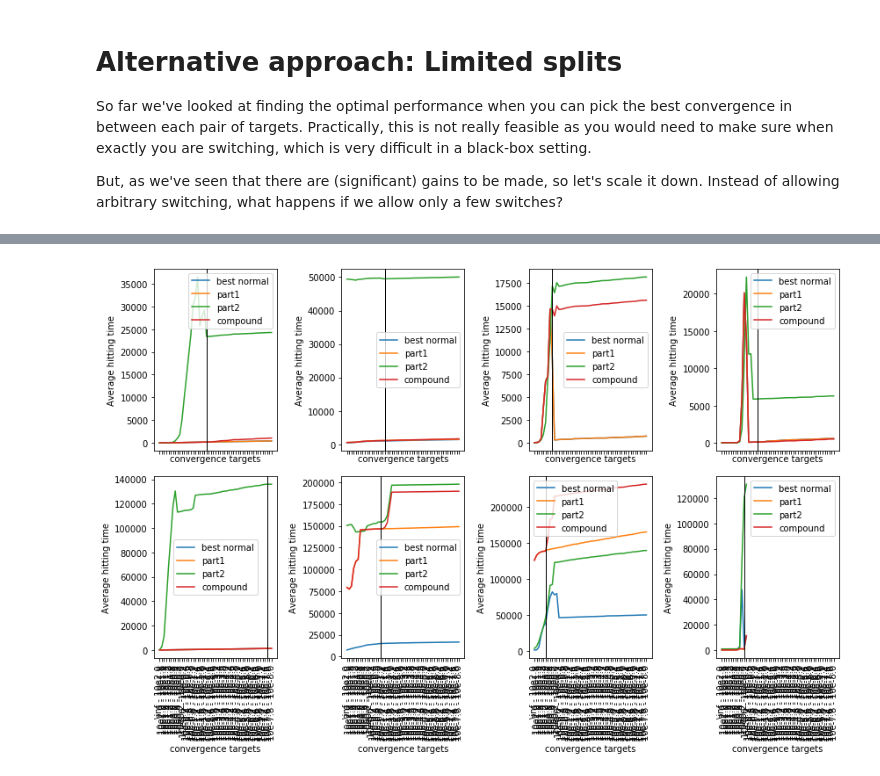
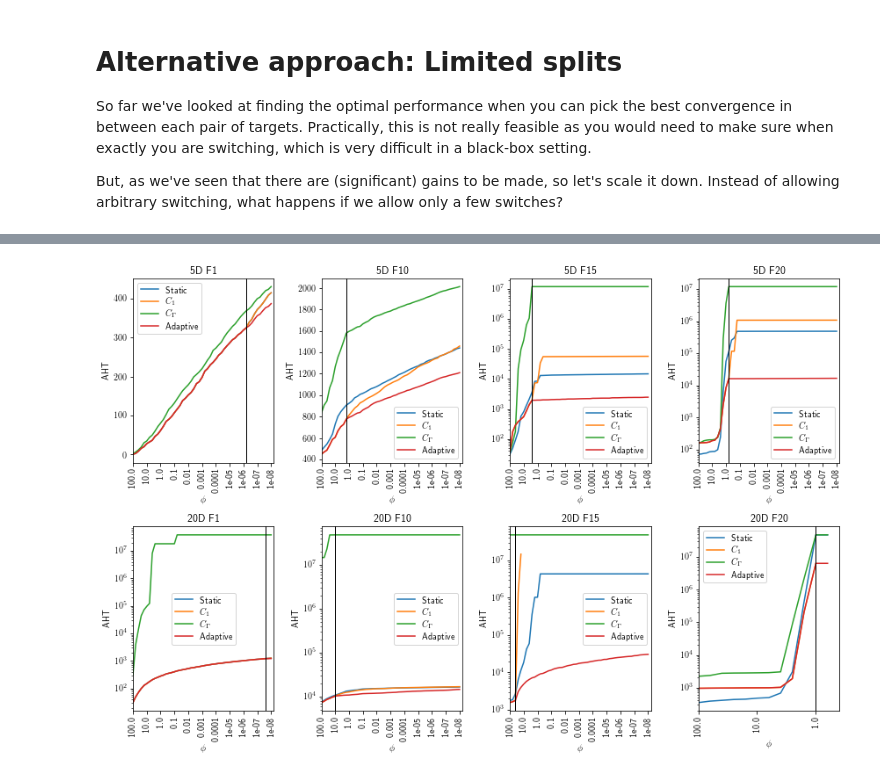
Before and after one commit to sjvrijn/adaptive-ES-configs, a Jupyter notebook: analysis.ipynb, the cells around one changed output, grey strips where cells are left out. Cells and saved outputs as stored; diff of their text form; code cells hidden in the pictures.

```diff
--- a/analysis.ipynb
+++ b/analysis.ipynb
@@ -290,7 +285,8 @@ fig, axes = plt.subplots(ncols=4, nrows=2, figsize=(12,8), sharex=True, sharey=T
 
 for exp, ax in zip(product(ndims, fids), axes.flatten()):
     ndim, fid = exp
-    df_means = aggregateByMean(absolutetodifferences(full_data[(ndim, fid)]))
+#     df_means = aggregateByMean(absolutetodifferences(full_data[(ndim, fid)]))
+    df_means = absolutetodifferences(full_data[(ndim, fid)])
     subset = makecleaninverses(selectSmallestPerColumn(df_means, columns), columns)
     plotOnAxis(subset, columns, ax, title='{}D F{}'.format(ndim, fid), legend=False)
     ax.set_yscale('log')
@@ -374,11 +370,11 @@ print(calcresults())
 # %%
-file_name = 'steepness_data_{ndim}D-f{fid}.csv'  # Using different files
+file_name = 'stepwise_ERT_data_{ndim}D-f{fid}.csv'  # Using different files
 old_full_data = full_data
-full_data = full_data = {(ndim, fid): get_data(ndim=ndim, fid=fid) for ndim, fid in product(ndims, fids)}
+full_data = {(ndim, fid): get_data(ndim=ndim, fid=fid) for ndim, fid in product(ndims, fids)}
 
-print(calcresults())
+print(calcresults(full_data))
 
-file_name = 'interpolated_ART_data_{ndim}D-f{fid}.csv'  # resetting the variable...
+file_name = 'ERT_data_{ndim}D-f{fid}.csv'  # resetting the variable...
 full_data = old_full_data
 # %% [output]
    ndim  fid   Target  Empirical best  Adaptive best  Relative improvement
@@ -452,6 +445,8 @@ def calculatesplitbasedoverview(cases, *, aggregation='mean'):
     results = pd.DataFrame.from_records(records, columns=labels)
     return results
 # %%
-mean_split_overview = calculatesplitbasedoverview(product(ndims, fids))
-print(mean_split_overview)
+# mean_split_overview = calculatesplitbasedoverview(product(ndims, fids))
+# print(mean_split_overview)
+split_overview = calculatesplitbasedoverview(full_data, product(ndims, fids))
+print(split_overview)
 # %% [output]
@@ -491,43 +498,59 @@ The plots currently only give an indication of what we would like to see. Until
 
 For now, the results are not what we would expect, as the red line (compound) should always result in reaching the furthest target with the lowest hitting time. The reason for this, is that these results are (for now) plotted using the mean-aggregated hitting time data, which has the problem that monotonicity is not maintained, while the **calculations** are done on the differences. This still has to be changed.
 # %%
-fig, axes = plt.subplots(ncols=4, nrows=2, figsize=(12,8), sharex=True)
-
-cases = list(zip(product(ndims, fids), axes.flatten()))
-
-for idx, row in mean_split_overview.iterrows():
-
-    exp, ax = cases[idx]
-
-    ndim, fid = exp
-    df = aggregateByMean(full_data[(ndim, fid)])
-
-    for column in ['best normal index', 'part1 index', 'part2 index']:
+def plotCompoundOnAxis(df, row, ax, *, title='', log=False):
+    for column in ['Static index', '$C_1$ index', '$C_{\\Gamma}$ index']:
         orig_idx = int(row.loc[column])
         ax.plot(df.iloc[orig_idx][columns].values, '-', label=column[:-6])
 
     split_idx = columns.index(row.loc['split'])
-    part1 = df.iloc[row.loc['part1 index']][columns[:split_idx]].values
-    part2 = df.iloc[row.loc['part2 index']][columns[split_idx:]].values
-    part2 = (part2 - part2[0]) + part1[-1]
-    compound = np.concatenate((part1, part2))
-    ax.plot(compound, '-', label='compound')
+    idx1 = row.loc['$C_1$ index']
+    part1 = df.iloc[idx1][columns[:split_idx+1]].values
+
+    idx2 = row.loc[r"$C_{\Gamma}$ index"]
+    part2 = df.iloc[idx2][columns[split_idx:]].values
+    part2 = (part2 - part2[0]) + df.iloc[idx1][columns[split_idx]]
+    compound = np.concatenate((part1, part2[1:]))
+    ax.plot(compound, '-', label='Adaptive')
+
+    num_valids = len(compound[~np.isnan(compound.astype(np.float))])
 
     ax.axvline(split_idx, linewidth=1, color='black')
 
+    ax.set_ylabel("AHT")
+    ax.set_xlabel(r"$\phi$")
+    ax.set_xticks(np.arange(len(target_values))[::5])
+    ax.set_xticklabels(target_values[::5])
+    ax.set_xlim([0, num_valids])
+    ax.xaxis.set_tick_params(rotation=90)
+    ax.set_title(title)
+    ax.legend(loc=0)
+    if log:
+        ax.set_yscale('log')
 
-    ax.set_ylabel("Average hitting time")
-    ax.set_xlabel('convergence targets')
-    ax.set_xticks(np.arange(len(target_values)))
-    ax.set_xticklabels(section_labels)
-    ax.xaxis.set_tick_params(rotation=90)
-#     if title:
-#         ax.set_title(title)
-#     if legend:
-    ax.legend(loc=0)
-#     ax.set_yscale('log')
 
-plt.tight_layout()
-plt.show()
+
+def plotCompounds(overview, data, cases, fig, *, log=defaultdict(lambda: False), save_name=None):
+
+    for idx, row in overview.iterrows():
+
+        exp, ax = cases[idx]
+        ndim, fid = exp
+        title = '{ndim}D F{fid}'.format(ndim=ndim, fid=fid)
+        df = data[(ndim, fid)]
+
+        plotCompoundOnAxis(df, row, ax, title=title, log=log[(ndim, fid)])
+
+    fig.tight_layout()
+    if save_name:
+        fig.savefig(save_name+'.pdf')
+        fig.savefig(save_name+'.png')
+
+log = defaultdict(lambda: True, {(5, 1): False, (5, 10): False})
+fig, axes = plt.subplots(ncols=4, nrows=2, figsize=(12,8))
+cases = list(zip(product(ndims, fids), axes.flatten()))
+
+plotCompounds(split_overview, full_data, cases, fig, log=log, save_name='interpolated_ERT_splits')
+fig.show()
 # %% [output]
-[figure, old version]
+[figure, new version]
```
Also changed, not shown: parts of 37 cells of this notebook, 2 other files.
